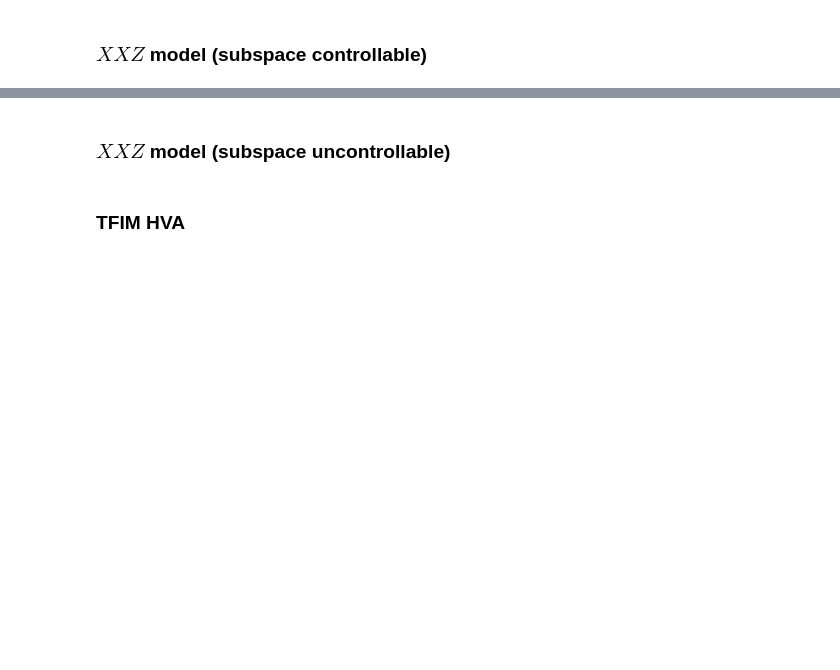
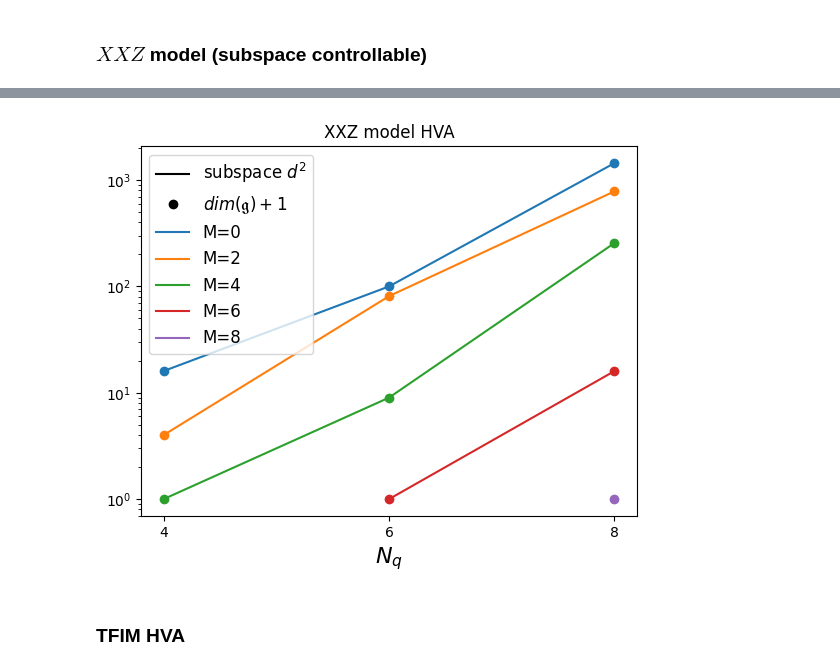
Before and after one commit to yiiyama/fastdla, a Jupyter notebook: notebooks/quantum_6_824.ipynb, the cells around one changed output, grey strips where cells are left out. Drawn from its saved outputs; the diff is of its cells as text; code cells hidden in the pictures; blank space fills up the shorter version.

```diff
--- a/notebooks/quantum_6_824.ipynb
+++ b/notebooks/quantum_6_824.ipynb
@@ -113,7 +219,7 @@ plt.legend(fontsize=14);
 ### $XXZ$ model (subspace controllable)
 # %%
 run_calc = True
-if data_file:
+if data_file and not force_rewrite:
     with h5py.File(data_file, 'r') as source:
         if 'xxz' in source:
             run_calc = False
@@ -124,29 +230,33 @@ if data_file:
 
 if run_calc:
     min_nspin = 4
-    max_nspin = 10
+    max_nspin = 8
     nspins = np.arange(min_nspin, max_nspin + 1, 2)
     parity = 1
     subspace_dims = np.zeros((nspins.shape[0], max_nspin // 2 + 1), dtype=int)
     dla_dims = np.zeros((nspins.shape[0], max_nspin // 2 + 1), dtype=int)
 
     for ispin, num_qubits in enumerate(nspins):
-        print(f'num_spins={num_qubits}')
+        LOG.info('num_spins=%d', num_qubits)
         generators = xxz_hva_generators(num_qubits).to_matrices()
         parity_subspace = parity_eigenspace(parity, num_spins=num_qubits, npmod=jnp)
         for imag, magnetization in enumerate(range(0, num_qubits + 1, 2)):
-            print(f'magnetization={magnetization}')
+            LOG.info('magnetization=%d', magnetization)
             subspace = magnetization_eigenspace(magnetization, basis=parity_subspace, npmod=jnp)
+            LOG.info('Subspace dimension %d', subspace.shape[1])
             generators_reduced = jnp.einsum('ij,gik,kl->gjl', subspace.conjugate(), generators,
                                             subspace)
-            dla = lie_closure(generators_reduced, keep_original=False)
+            dla = lie_closure(generators_reduced)
+            LOG.info('DLA dimension %d', dla.shape[0])
             subspace_dims[ispin, imag] = subspace.shape[1]
             dla_dims[ispin, imag] = dla.shape[0]
 
     if data_file:
         with h5py.File(data_file, 'a') as out:
-            if 'xxz' not in out:
-                group = out.create_group('xxz')
-                group.create_dataset('num_spins', data=nspins)
-                group.create_dataset('subspace_dims', data=subspace_dims)
-                group.create_dataset('dla_dims', data=dla_dims)
+            if 'xxz' in out:
+                del out['xxz']
+
+            group = out.create_group('xxz')
+            group.create_dataset('num_spins', data=nspins)
+            group.create_dataset('subspace_dims', data=subspace_dims)
+            group.create_dataset('dla_dims', data=dla_dims)
@@ -153,13 +305,19 @@ if run_calc:
 # %%
+from matplotlib.lines import Line2D
+
+handles = [Line2D([0, 1], [0, 1], color='k'), Line2D([], [], color='k', linestyle='none', marker='o')]
+labels = ['subspace $d^2$', r'$dim(\mathfrak{g})+1$']
 for imag in range(nspins[-1] // 2 + 1):
     magnetization = imag * 2
     mask = nspins >= magnetization
-    plt.plot(nspins[mask], subspace_dims[mask][:, imag], label='Invariant subspace dimension')
-    plt.scatter(nspins[mask], dla_dims[mask][:, imag], label='DLA dimension')
+    line, = plt.plot(nspins[mask], np.square(subspace_dims[mask][:, imag]))
+    plt.scatter(nspins[mask], dla_dims[mask][:, imag] + 1)
+    handles.append(line)
+    labels.append(f'M={magnetization}')
 plt.yscale('log')
 plt.title('XXZ model HVA')
 plt.xlabel('$N_q$', fontsize=16)
 plt.xticks(nspins, labels=[f'{i}' for i in nspins])
-plt.legend(fontsize=14);
+plt.legend(handles, labels, fontsize=12);
+# %% [output]
+[figure, added]
-# %% [markdown]
-### $XXZ$ model (subspace uncontrollable)
```
Also changed, not shown: parts of 11 cells of this notebook.
